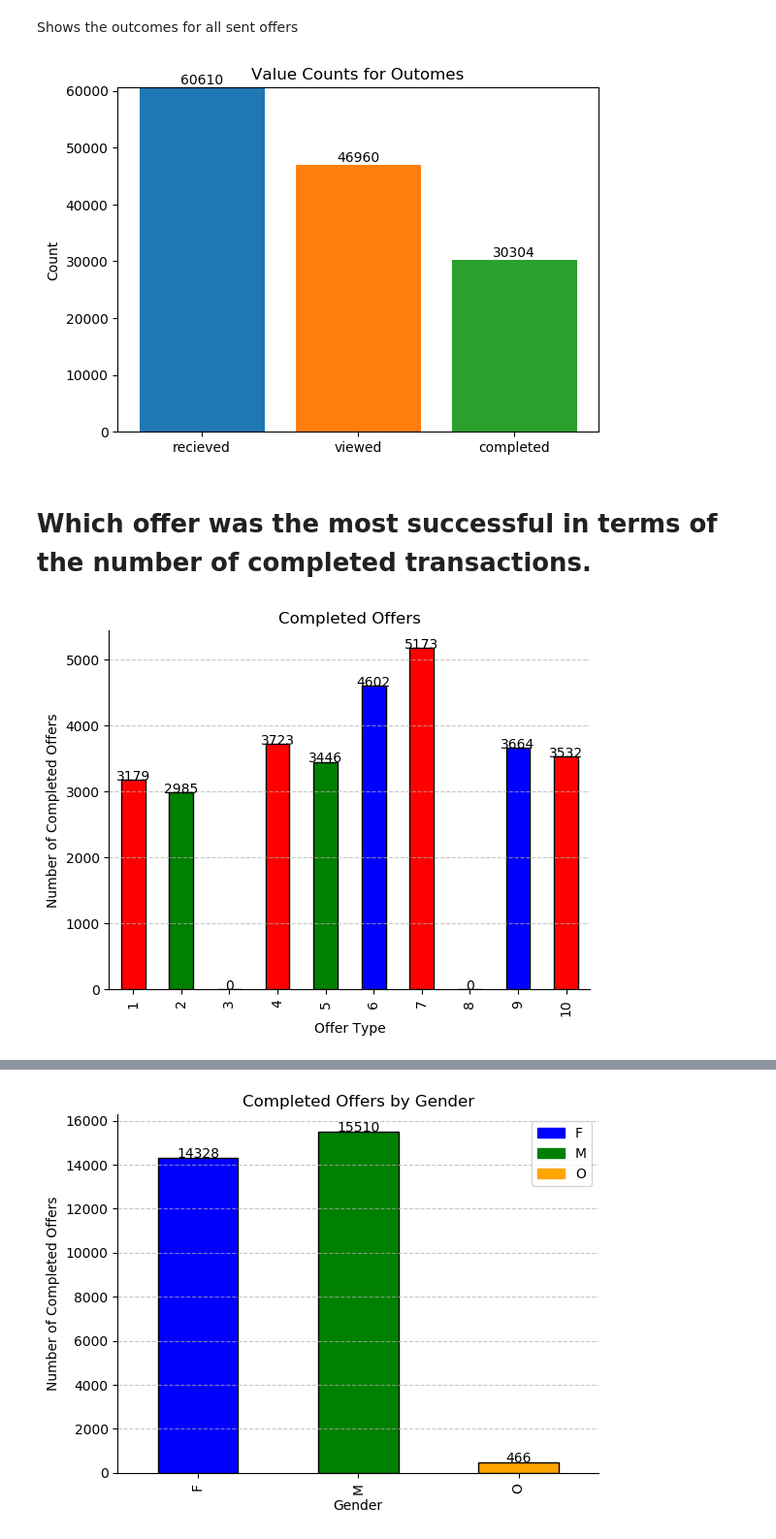
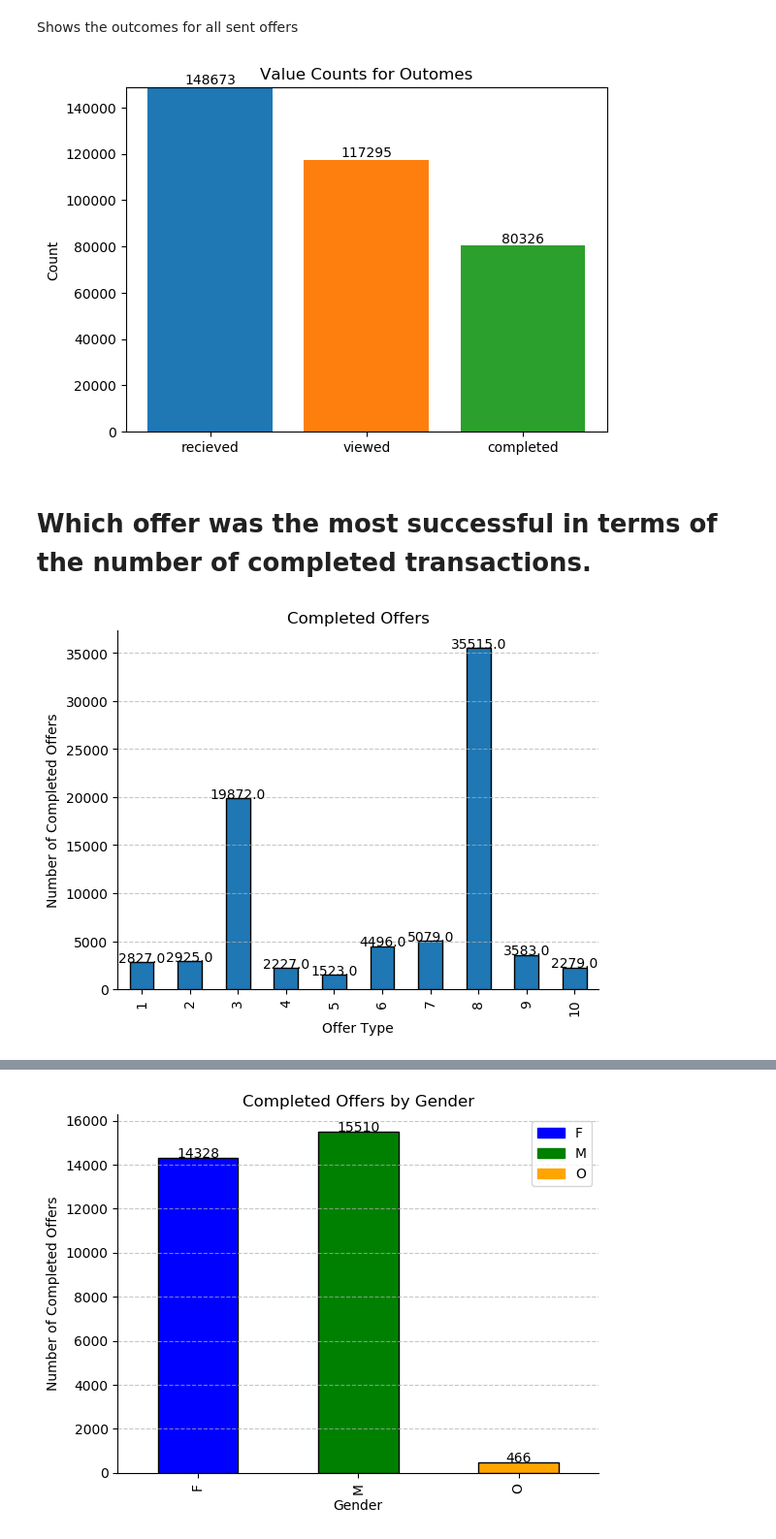
Before and after one commit to ShantiRoseCodes/aws_mle_capstone_project, a Jupyter notebook: Starbucks Capstone Exploration of Joined Tables.ipynb, the cells around one changed output, grey strips where cells are left out. Shown: that part at 97% size. Drawn from its saved outputs; the diff is of its cells as text; code cells hidden in the pictures.

```diff
--- a/Starbucks Capstone Exploration of Joined Tables.ipynb
+++ b/Starbucks Capstone Exploration of Joined Tables.ipynb
@@ -12,6 +12,7 @@ import os
 transaction = pd.read_csv('data/transaction.csv')
 transaction_offers = pd.read_csv('data/transaction_offers.csv')
 complete_df = pd.read_csv('data/cleaned_complete.csv')
+transaction_with_labels = pd.read_csv('data/transaction_with_labels.csv')
 # %%
 complete_df.head()
 # %% [output]
@@ -91,9 +92,9 @@ Shows the outcome for the dataset where only the received and viewed offers are
 Shows the outcomes for all sent offers
 # %%
 data = {
-    'recieved': complete_df['offer_received'],
-    'viewed': complete_df['offer_viewed'],
-    'completed': complete_df['offer_completed']
+    'recieved': transaction_with_labels['offer_received'],
+    'viewed': transaction_with_labels['offer_viewed'],
+    'completed': transaction_with_labels['completed']
 }
 
 df = pd.DataFrame(data)
@@ -126,45 +127,43 @@ plt.show()
 
 # plt.savefig(os.path.join('photos/complete_df_outcomes.png'), dpi=300, format='png', bbox_inches='tight') # use format='svg' or 'pdf' for vectorial pictures
 # %% [output]
-[figure, old version]
+[figure, new version]
 # %% [markdown]
 # Which offer was the most successful in terms of the number of completed transactions.
 # %%
 import pandas as pd
 import matplotlib.pyplot as plt
 
 # sample data
-data = {'Offer': complete_df['offer'],
-        'completed': complete_df['offer_completed'],
-        'Offer Type': complete_df['offer_type']
+data = {'Offer': transaction_with_labels['offer'],
+        'completed': transaction_with_labels['completed'],
+        'Offer Type': transaction_with_labels['offer_type']
        }
 
 # create a pandas DataFrame
 df = pd.DataFrame(data)
 
 # count the number of completed offers for each offer type
 completed_counts = df.groupby('Offer')['completed'].sum()
 
-# create a bar chart with different colors for each offer type
-colors = ['red', 'green', 'blue']
-ax = completed_counts.plot(kind='bar', color=[color for color in colors], edgecolor='black')
+ax = completed_counts.plot(kind='bar', edgecolor='black')
 
 # add data labels to the bars
 for i, v in enumerate(completed_counts.values):
     ax.text(i, v + 0.6, str(v), ha='center')
 
 # adjust the chart layout and formatting
 ax.set_xlabel('Offer Type')
 ax.set_ylabel('Number of Completed Offers')
 ax.set_title('Completed Offers')
 ax.spines['top'].set_visible(False)
 ax.spines['right'].set_visible(False)
 ax.grid(axis='y', linestyle='--', alpha=0.7)
 
 plt.show()
 
 # plt.savefig(os.path.join('photos/completed_offers.png'), dpi=300, format='png', bbox_inches='tight')
 # %% [output]
-[figure, old version]
+[figure, new version]
 # %%
 # create sample data
```
Also changed, not shown: parts of 18 cells of this notebook, 1 other file.
